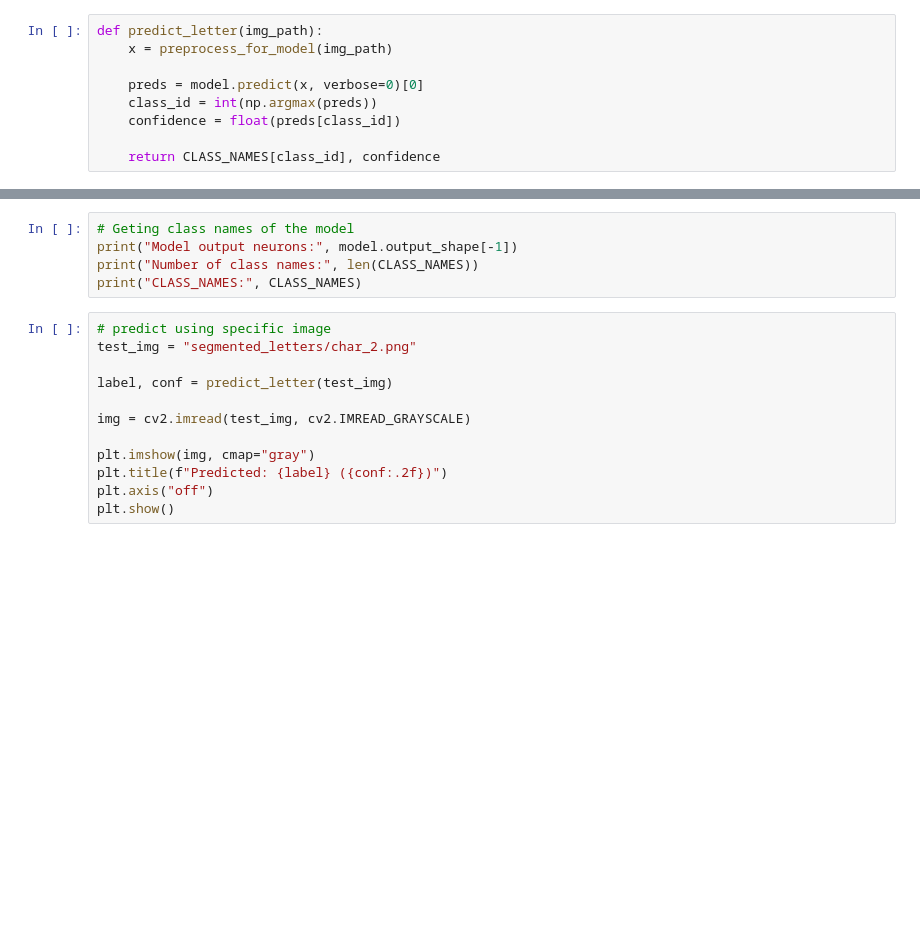
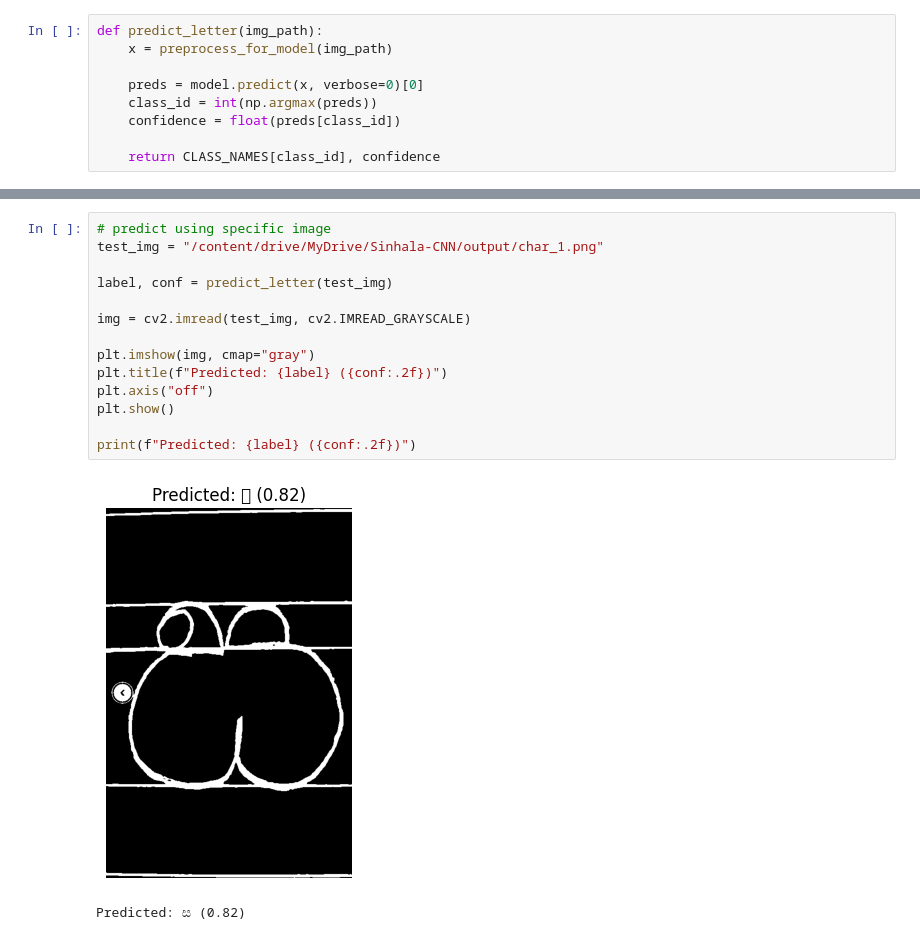
Before and after one commit to RaviduSenavirathna/Sinhala-Word-Recognizer, a Jupyter notebook: predict.ipynb, the cells around one changed output, grey strips where cells are left out. Cells and saved outputs as stored; diff of their text form; blank space fills up the shorter version.

Commit message:
demo version. sarala predict

```diff
--- a/predict.ipynb
+++ b/predict.ipynb
@@ -84,17 +102,17 @@ plt.show()
-# %%
-# Geting class names of the model
-print("Model output neurons:", model.output_shape[-1])
-print("Number of class names:", len(CLASS_NAMES))
-print("CLASS_NAMES:", CLASS_NAMES)
 # %%
 # predict using specific image
-test_img = "segmented_letters/char_2.png"
+test_img = "/content/drive/MyDrive/Sinhala-CNN/output/char_1.png"
 
 label, conf = predict_letter(test_img)
 
 img = cv2.imread(test_img, cv2.IMREAD_GRAYSCALE)
 
 plt.imshow(img, cmap="gray")
 plt.title(f"Predicted: {label} ({conf:.2f})")
 plt.axis("off")
 plt.show()
+
+print(f"Predicted: {label} ({conf:.2f})")
+# %% [output]
+[figure, added]
+Predicted: ස (0.82)
```
Also changed, not shown: parts of 8 cells of this notebook.
